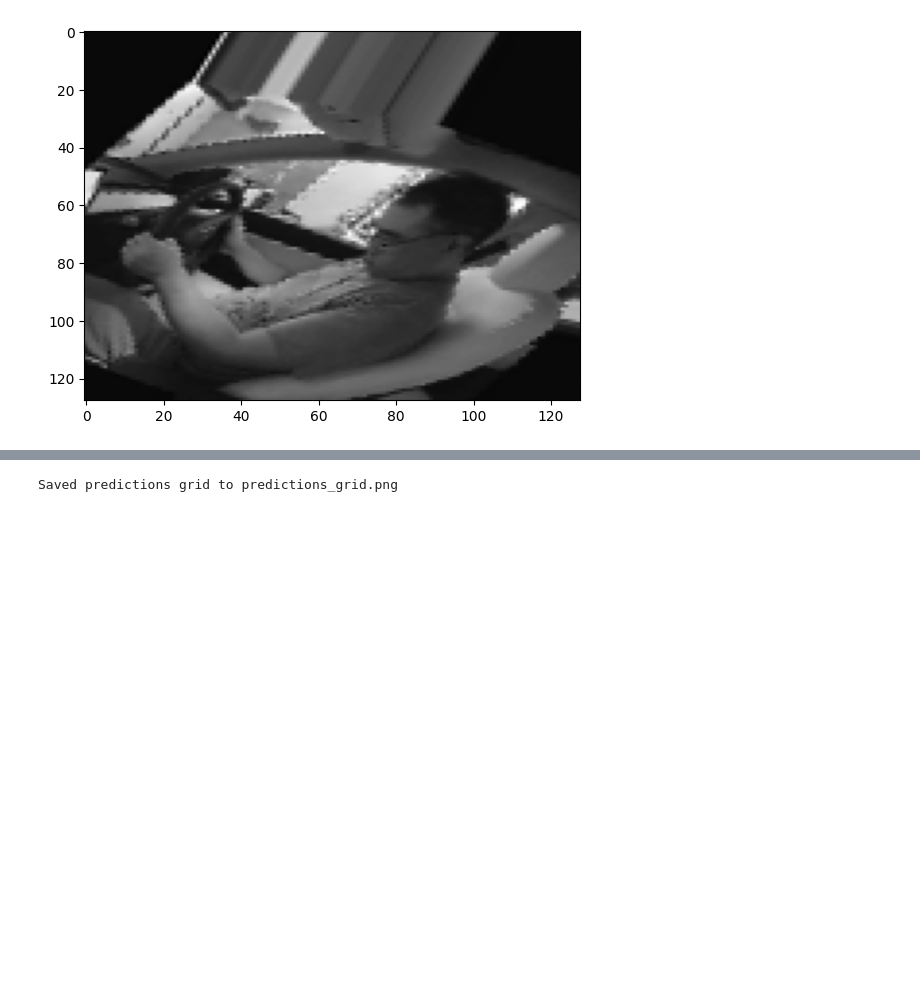
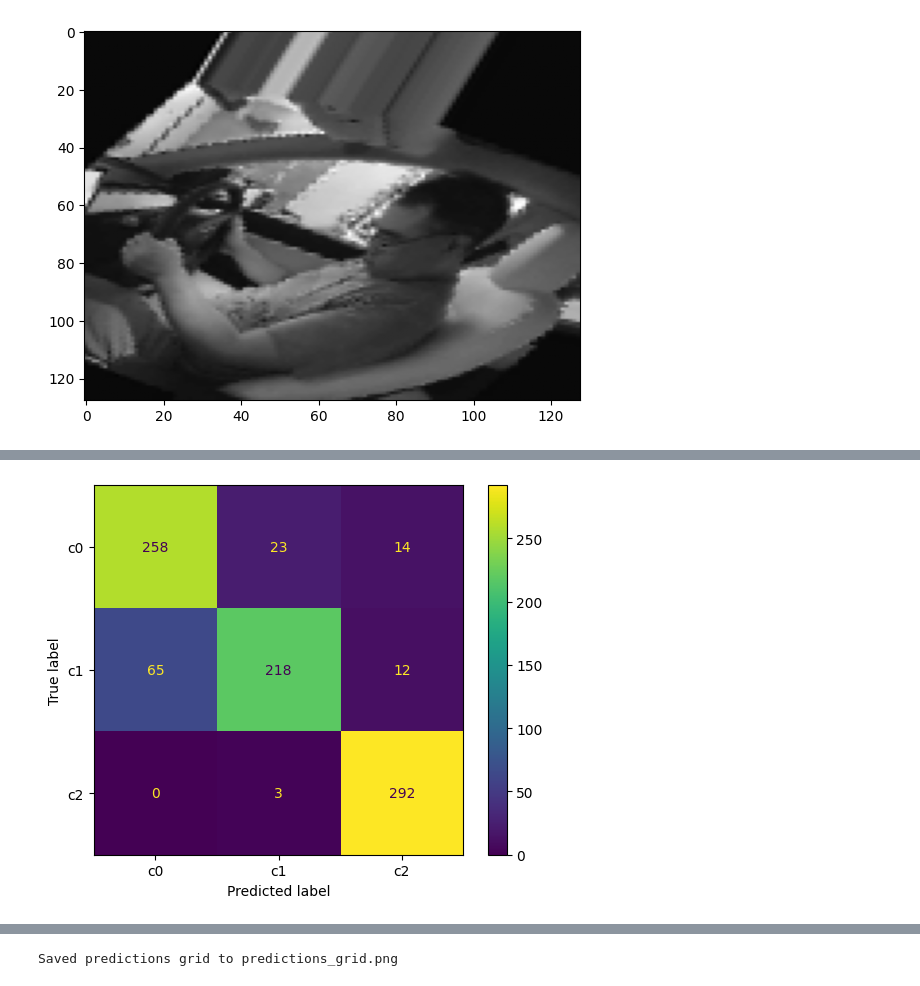
Before and after one commit to LurpDaDerp/DriveDistractionDetection, a Jupyter notebook: notebooks/DistractionAITraining.ipynb, the cells around one changed output, grey strips where cells are left out. Cells and saved outputs as stored; diff of their text form; code cells hidden in the pictures; blank space fills up the shorter version.

```diff
--- a/notebooks/DistractionAITraining.ipynb
+++ b/notebooks/DistractionAITraining.ipynb
@@ -469,0 +485,10 @@ weighted avg       0.85      0.84      0.84       885
+# %%
+#confusion matrix
+from sklearn.metrics import confusion_matrix, ConfusionMatrixDisplay
+import matplotlib.pyplot as plt
+val_generator.reset()
+y_pred = model.predict(val_generator)
+cm = confusion_matrix(val_generator.classes, y_pred.argmax(1))
+ConfusionMatrixDisplay(cm, display_labels=list(train_generator.class_indices.keys())).plot()
+plt.show()
+# %% [output]
@@ -470,3 +496,4 @@ weighted avg       0.85      0.84      0.84       885
+[figure, added]
 # %%
 tr_loss = history.history['loss']
 tr_accuracy = history.history['accuracy']
```
Also changed, not shown: parts of 9 cells of this notebook.
